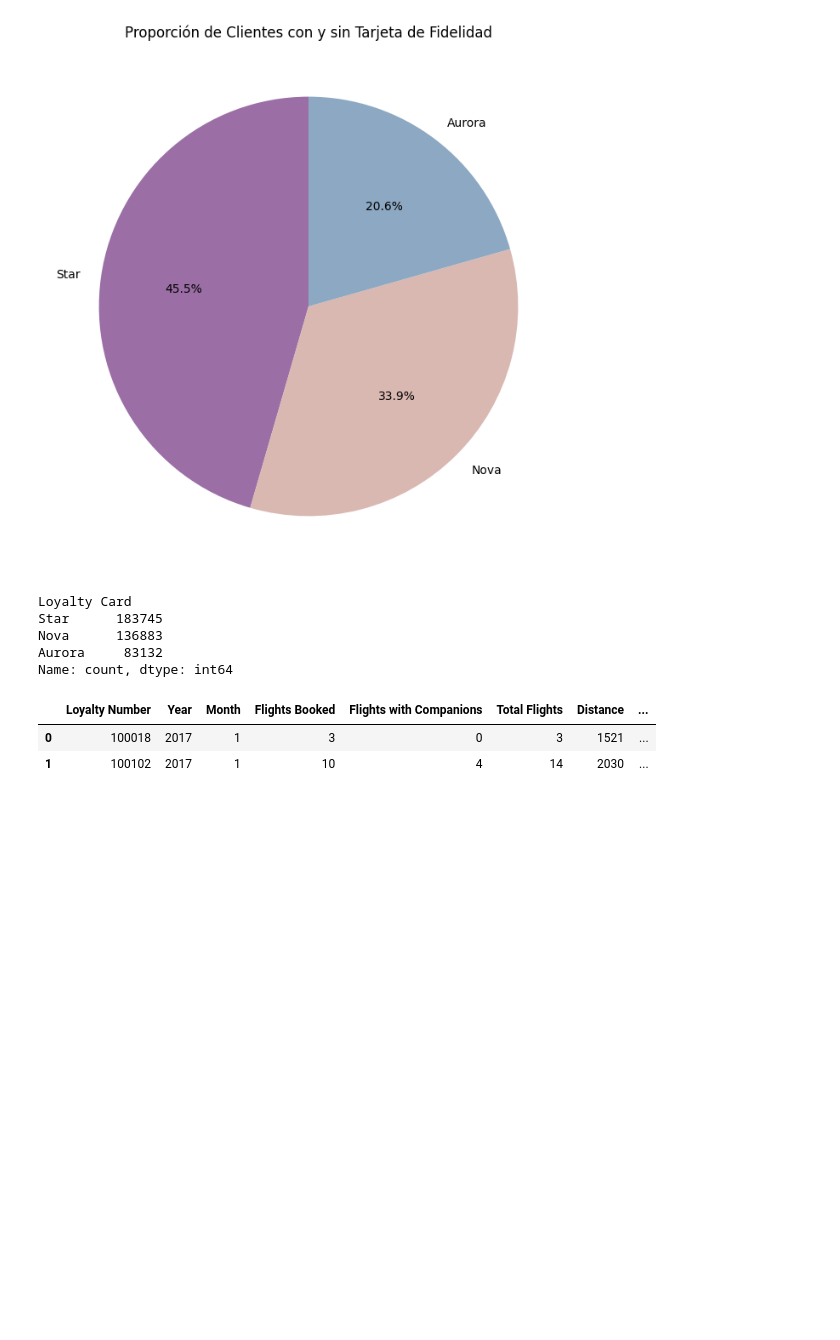
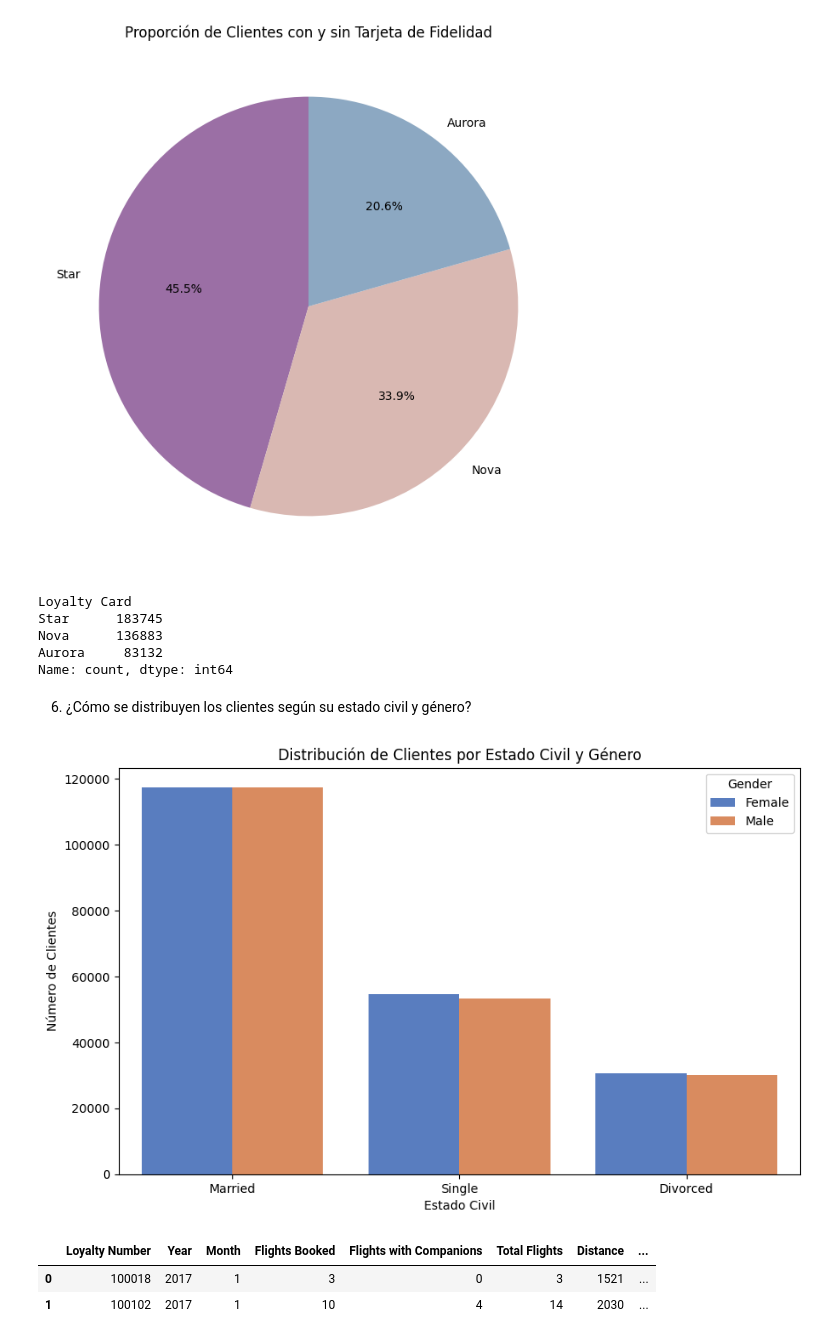
Before and after one commit to Adalab/bda-modulo-3-evaluacion-final-carazh, a Jupyter notebook: trabajo.ipynb, the cells around one changed output. Drawn from its saved outputs; the diff is of its cells as text; code cells hidden in the pictures; blank space fills up the shorter version.

Commit message:
Visualización 6. Fin examen Sin Bonus

```diff
--- a/trabajo.ipynb
+++ b/trabajo.ipynb
@@ -762,6 +762,17 @@ Star      183745
 Nova      136883
 Aurora     83132
 Name: count, dtype: int64
+# %% [markdown]
+6. ¿Cómo se distribuyen los clientes según su estado civil y género?
+# %%
+plt.figure(figsize=(10, 6))  # Ajustar el tamaño de la figura
+sns.countplot(data=df_sin_dup, x='Marital Status', hue='Gender', palette='muted')
+plt.title('Distribución de Clientes por Estado Civil y Género')
+plt.xlabel('Estado Civil')
+plt.ylabel('Número de Clientes')
+plt.show()
+# %% [output]
+[figure, added]
 # %%
 df_sin_dup.head(2)
 # %% [output]
```
